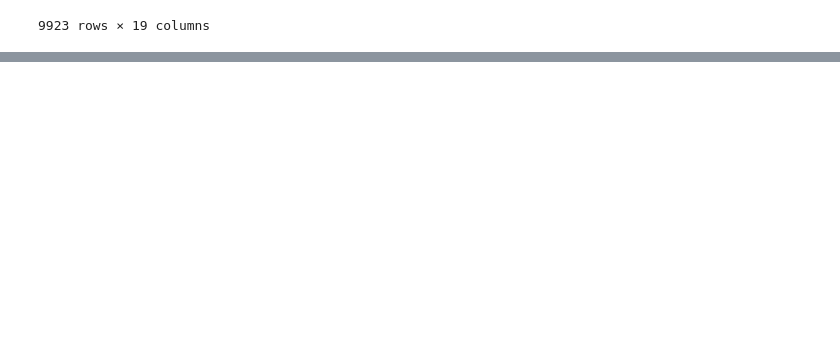
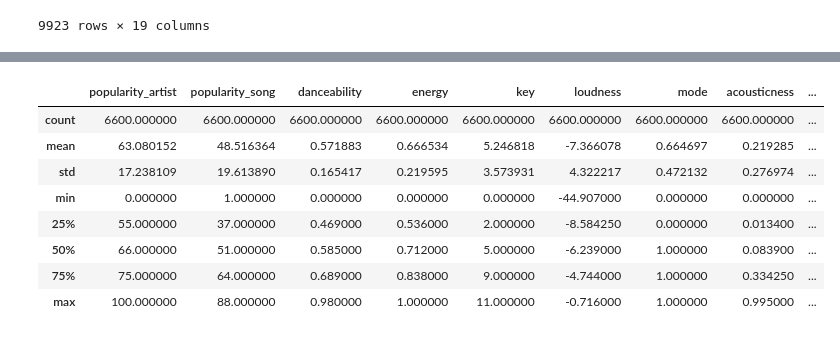
Before and after one commit to aaargyrou/Spotify-hit-predictor, a Jupyter notebook: Models/Logistic_regression.ipynb, the cells around one changed output, grey strips where cells are left out. Saved outputs shown, nothing was run; the diff lists cells and outputs as text; code cells hidden in the pictures; blank space fills up the shorter version.

```diff
--- a/Models/Logistic_regression.ipynb
+++ b/Models/Logistic_regression.ipynb
@@ -124,0 +71,4 @@ y = df['popularity_song']
+# %%
+# Drop unnecessary columns; unnamed
+df = df.drop(columns=['Unnamed: 0'])
+df.head()
@@ -124,0 +85,14 @@ y = df['popularity_song']
+# %%
+# Describe the features
+df_describe = df.describe()
+df_describe.head(10)
+# %% [output]
+|  | popularity_artist | popularity_song | danceability | energy | key | loudness | mode | acousticness | ... |
+| count | 6600.000000 | 6600.000000 | 6600.000000 | 6600.000000 | 6600.000000 | 6600.000000 | 6600.000000 | 6600.000000 | ... |
+| mean | 63.080152 | 48.516364 | 0.571883 | 0.666534 | 5.246818 | -7.366078 | 0.664697 | 0.219285 | ... |
+| std | 17.238109 | 19.613890 | 0.165417 | 0.219595 | 3.573931 | 4.322217 | 0.472132 | 0.276974 | ... |
+| min | 0.000000 | 1.000000 | 0.000000 | 0.000000 | 0.000000 | -44.907000 | 0.000000 | 0.000000 | ... |
+| 25% | 55.000000 | 37.000000 | 0.469000 | 0.536000 | 2.000000 | -8.584250 | 0.000000 | 0.013400 | ... |
+| 50% | 66.000000 | 51.000000 | 0.585000 | 0.712000 | 5.000000 | -6.239000 | 1.000000 | 0.083900 | ... |
+| 75% | 75.000000 | 64.000000 | 0.689000 | 0.838000 | 9.000000 | -4.744000 | 1.000000 | 0.334250 | ... |
+| max | 100.000000 | 88.000000 | 0.980000 | 1.000000 | 11.000000 | -0.716000 | 1.000000 | 0.995000 | ... |
```
Also changed, not shown: parts of 27 cells of this notebook, 1 other file.
